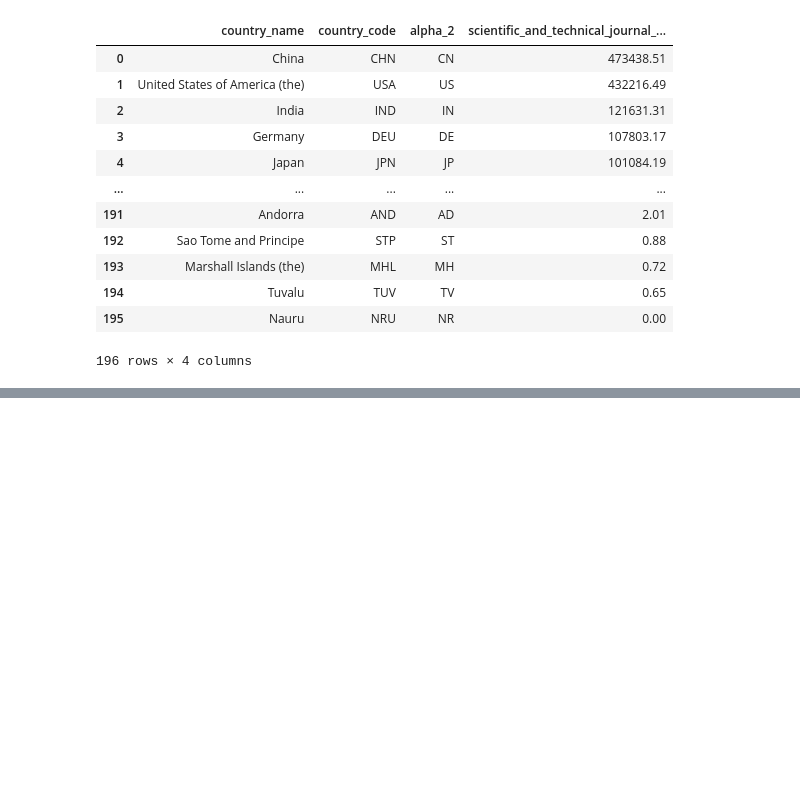
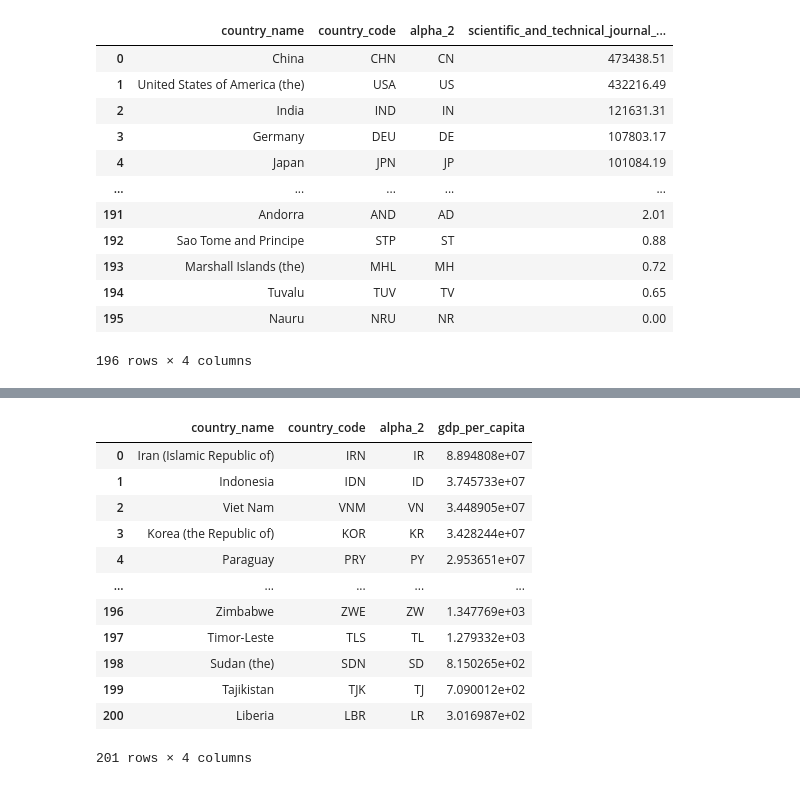
Before and after one commit to leolivrare/MC356-PoltronaDeDados, a Jupyter notebook: stage05/notebooks/WordBank_queries.ipynb, the cells around one changed output, grey strips where cells are left out. Drawn from its saved outputs; the diff is of its cells as text; code cells hidden in the pictures; blank space fills up the shorter version.

```diff
--- a/stage05/notebooks/WordBank_queries.ipynb
+++ b/stage05/notebooks/WordBank_queries.ipynb
@@ -233,0 +226,16 @@ SSL connection has been closed unexpectedly
+# %%
+df_pib_per_capita
+# %% [output]
+|  | country_name | country_code | alpha_2 | gdp_per_capita |
+| 0 | Iran (Islamic Republic of) | IRN | IR | 8.894808e+07 |
+| 1 | Indonesia | IDN | ID | 3.745733e+07 |
+| 2 | Viet Nam | VNM | VN | 3.448905e+07 |
+| 3 | Korea (the Republic of) | KOR | KR | 3.428244e+07 |
+| 4 | Paraguay | PRY | PY | 2.953651e+07 |
+| ... | ... | ... | ... | ... |
+| 196 | Zimbabwe | ZWE | ZW | 1.347769e+03 |
+| 197 | Timor-Leste | TLS | TL | 1.279332e+03 |
+| 198 | Sudan (the) | SDN | SD | 8.150265e+02 |
+| 199 | Tajikistan | TJK | TJ | 7.090012e+02 |
+| 200 | Liberia | LBR | LR | 3.016987e+02 |
+201 rows × 4 columns
```
Also changed, not shown: parts of 25 cells of this notebook.
